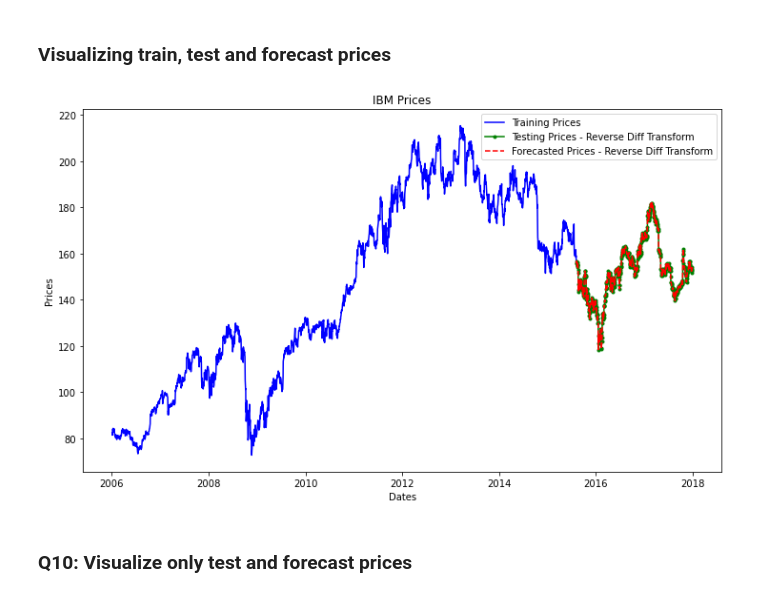
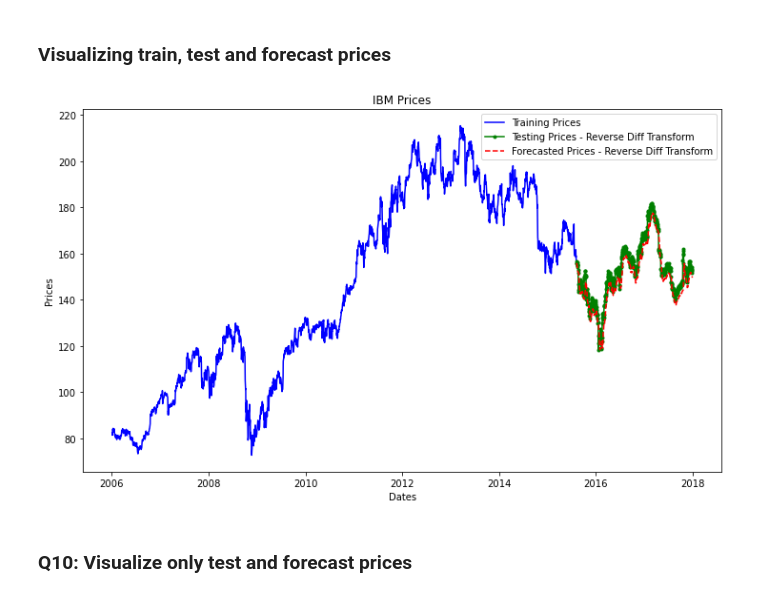
Before and after one commit to ZhanyangZhuSD/UCSD_ML, a Jupyter notebook: Mini_Project_Time_Series_Forecasting_ZZhu_18.5.1.ipynb, the cells around one changed output. Drawn from its saved outputs; the diff is of its cells as text; code cells hidden in the pictures.

```diff
--- a/Mini_Project_Time_Series_Forecasting_ZZhu_18.5.1.ipynb
+++ b/Mini_Project_Time_Series_Forecasting_ZZhu_18.5.1.ipynb
@@ -395,11 +396,12 @@ for t in range(len(test_diff)):
         tdt = train_diff.append(test_diff[:t-1])
     else:
         tdt = train_diff
+    tdt = tdt.to_frame()
     model = ARIMA(tdt, order=(5,1,0))  # initialize the model with history and right order of parameters
     model_fit = model.fit()   # fit the model
     # END_CODE_HERE
     output = model_fit.predict()  # use forecast on the fitted model
-    yhat = output[0]
+    yhat = output[-1]
     predictions.append(yhat)
     obs = test_diff[t]
     history.append(obs)
@@ -443,20 +468,20 @@ The loss results for this model are available above. According to the MSE, the m
 reverse_test_diff_series = pd.Series(reverse_test_diff)
 reverse_test_diff_series.index = test_series.index
 
-reverse_predictions_series = pd.Series(reverse_test_diff)
+reverse_predictions_series = pd.Series(reverse_predictions)
 reverse_predictions_series.index = test_series.index
 # %% [markdown]
 ### Visualizing train, test and forecast prices
 # %%
 plt.figure(figsize=(12,7))
 plt.title('IBM Prices')
 plt.xlabel('Dates')
 plt.ylabel('Prices')
 plt.plot(train_series, color='blue', label='Training Prices')
 plt.plot(reverse_test_diff_series, color='green', marker='.', label='Testing Prices - Reverse Diff Transform')
-plt.plot(reverse_test_diff_series, color='red', linestyle='--', label='Forecasted Prices - Reverse Diff Transform')
+plt.plot(reverse_predictions_series, color='red', linestyle='--', label='Forecasted Prices - Reverse Diff Transform')
 plt.legend();
 # %% [output]
-[figure, old version]
+[figure, new version]
 # %% [markdown]
 ### Q10: Visualize only test and forecast prices
```
Also changed, not shown: parts of 7 cells of this notebook.
